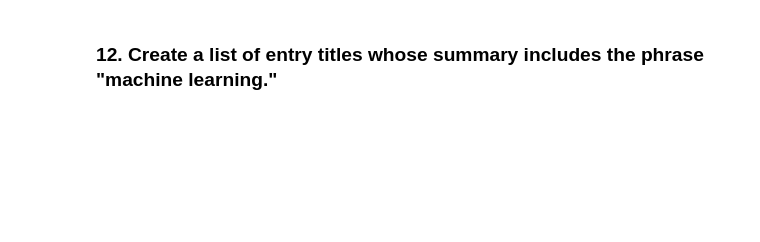
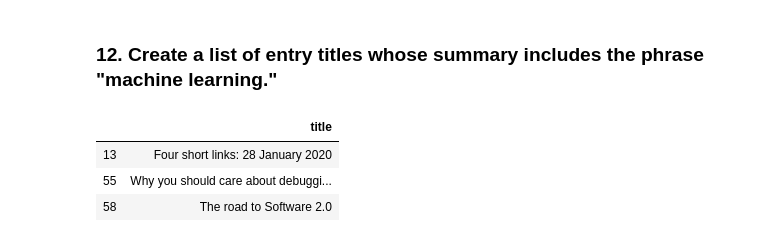
Before and after one commit to ta-datapt-bcn/lab-rss-feeds, a Jupyter notebook: your-code/main.ipynb, the cells around one changed output. Drawn from its saved outputs; the diff is of its cells as text; code cells hidden in the pictures; blank space fills up the shorter version.

```diff
--- a/your-code/main.ipynb
+++ b/your-code/main.ipynb
@@ -164,2 +214,11 @@ import pandas as pd
 # %% [markdown]
 ### 12. Create a list of entry titles whose summary includes the phrase "machine learning."
+# %%
+#a shorter way, SELECT ROWS FROM X COLUMN WITH CONDITION IN Y COLUMN
+
+df.loc[df['summary'].str.contains(r'([^.]*?machine learning[^.]*\.)'), ['title']]
+# %% [output]
+|  | title |
+| 13 | Four short links: 28 January 2020 |
+| 55 | Why you should care about debuggi... |
+| 58 | The road to Software 2.0 |
```
Also changed, not shown: parts of 5 cells of this notebook.
